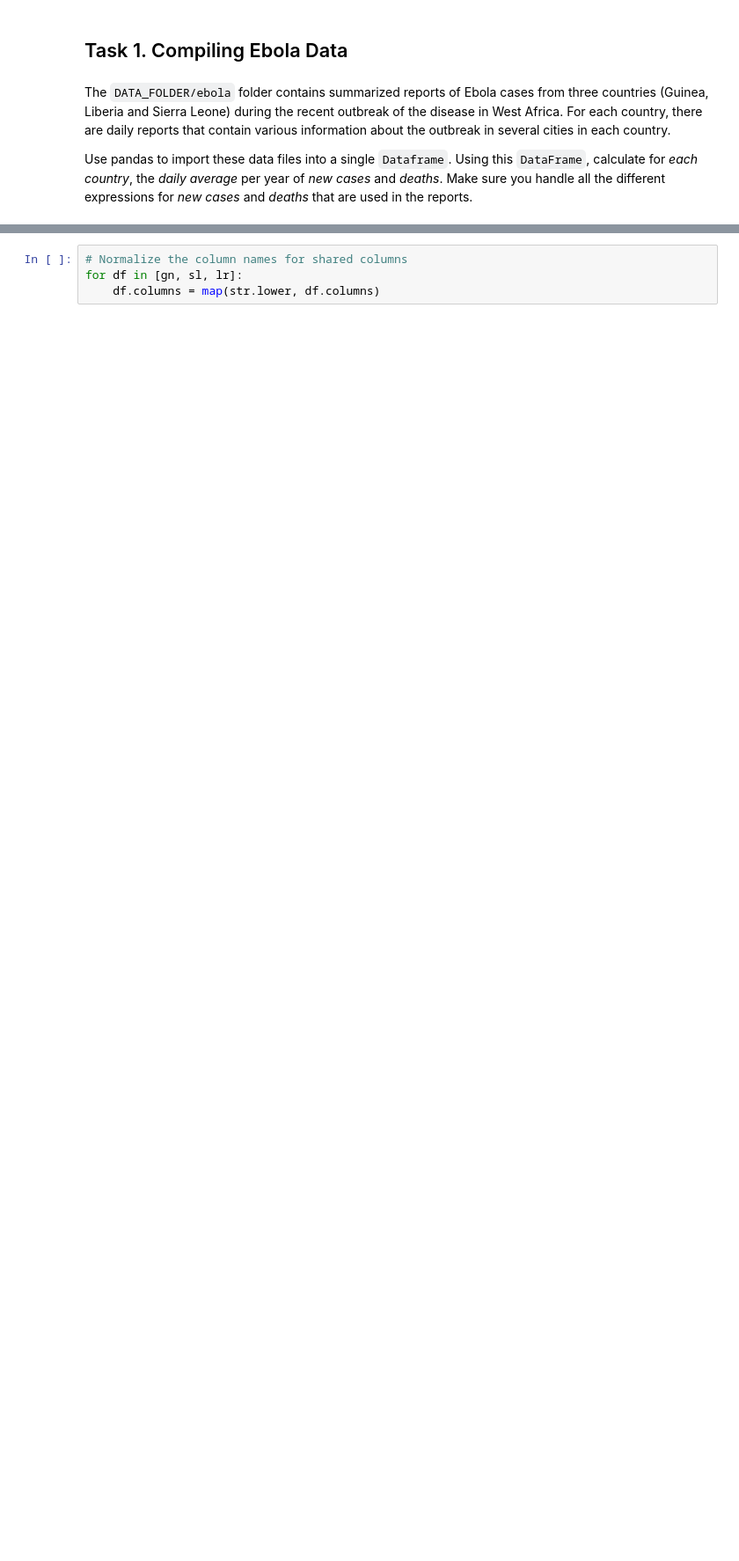
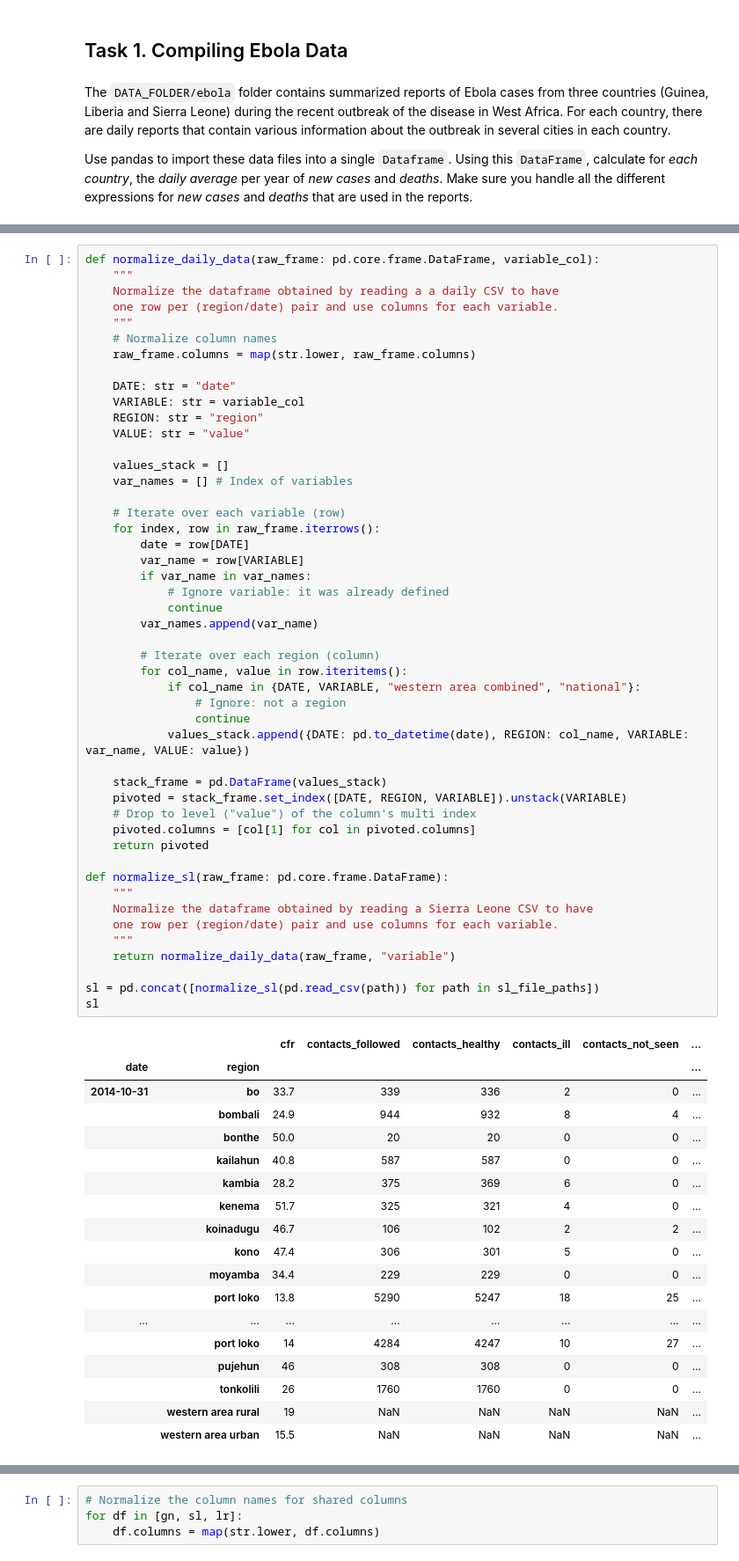
Before and after one commit to ImLemni/ada-epfl, a Jupyter notebook: 01-pandas/01-ebola/01-ebola.ipynb, the cells around one changed output, grey strips where cells are left out. Shown at 88% size. Cells and saved outputs as stored; diff of their text form; blank space fills up the shorter version.

```diff
--- a/01-pandas/01-ebola/01-ebola.ipynb
+++ b/01-pandas/01-ebola/01-ebola.ipynb
@@ -22,3 +23,70 @@ def get_file_paths(root: str) -> Generator[str, None, None]:
 gn_file_paths = [*get_file_paths("./data/guinea_data")]
 lr_file_paths = [*get_file_paths("./data/liberia_data")]
 sl_file_paths = [*get_file_paths("./data/sl_data")]
+# %%
+def normalize_daily_data(raw_frame: pd.core.frame.DataFrame, variable_col):
+    """
+    Normalize the dataframe obtained by reading a a daily CSV to have
+    one row per (region/date) pair and use columns for each variable.
+    """
+    # Normalize column names
+    raw_frame.columns = map(str.lower, raw_frame.columns)
+
+    DATE: str = "date"
+    VARIABLE: str = variable_col
+    REGION: str = "region"
+    VALUE: str = "value"
+
+    values_stack = []
+    var_names = [] # Index of variables
+
+    # Iterate over each variable (row)
+    for index, row in raw_frame.iterrows():
+        date = row[DATE]
+        var_name = row[VARIABLE]
+        if var_name in var_names:
+            # Ignore variable: it was already defined
+            continue
+        var_names.append(var_name)
+
+        # Iterate over each region (column)
+        for col_name, value in row.iteritems():
+            if col_name in {DATE, VARIABLE, "western area combined", "national"}:
+                # Ignore: not a region
+                continue
+            values_stack.append({DATE: pd.to_datetime(date), REGION: col_name, VARIABLE: var_name, VALUE: value})
+
+    stack_frame = pd.DataFrame(values_stack)
+    pivoted = stack_frame.set_index([DATE, REGION, VARIABLE]).unstack(VARIABLE)
+    # Drop to level ("value") of the column's multi index
+    pivoted.columns = [col[1] for col in pivoted.columns]
+    return pivoted
+
+def normalize_sl(raw_frame: pd.core.frame.DataFrame):
+    """
+    Normalize the dataframe obtained by reading a Sierra Leone CSV to have
+    one row per (region/date) pair and use columns for each variable.
+    """
+    return normalize_daily_data(raw_frame, "variable")
+
+sl = pd.concat([normalize_sl(pd.read_csv(path)) for path in sl_file_paths])
+sl
+# %% [output]
+|  |  | cfr | contacts_followed | contacts_healthy | contacts_ill | contacts_not_seen | ... |
+| date | region |  |  |  |  |  | ... |
+| 2014-10-31 | bo | 33.7 | 339 | 336 | 2 | 0 | ... |
+|  | bombali | 24.9 | 944 | 932 | 8 | 4 | ... |
+|  | bonthe | 50.0 | 20 | 20 | 0 | 0 | ... |
+|  | kailahun | 40.8 | 587 | 587 | 0 | 0 | ... |
+|  | kambia | 28.2 | 375 | 369 | 6 | 0 | ... |
+|  | kenema | 51.7 | 325 | 321 | 4 | 0 | ... |
+|  | koinadugu | 46.7 | 106 | 102 | 2 | 2 | ... |
+|  | kono | 47.4 | 306 | 301 | 5 | 0 | ... |
+|  | moyamba | 34.4 | 229 | 229 | 0 | 0 | ... |
+|  | port loko | 13.8 | 5290 | 5247 | 18 | 25 | ... |
+| ... | ... | ... | ... | ... | ... | ... | ... |
+|  | port loko | 14 | 4284 | 4247 | 10 | 27 | ... |
+|  | pujehun | 46 | 308 | 308 | 0 | 0 | ... |
+|  | tonkolili | 26 | 1760 | 1760 | 0 | 0 | ... |
+|  | western area rural | 19 | NaN | NaN | NaN | NaN | ... |
+|  | western area urban | 15.5 | NaN | NaN | NaN | NaN | ... |
```
Also changed, not shown: parts of 19 cells of this notebook, 4 other files.
